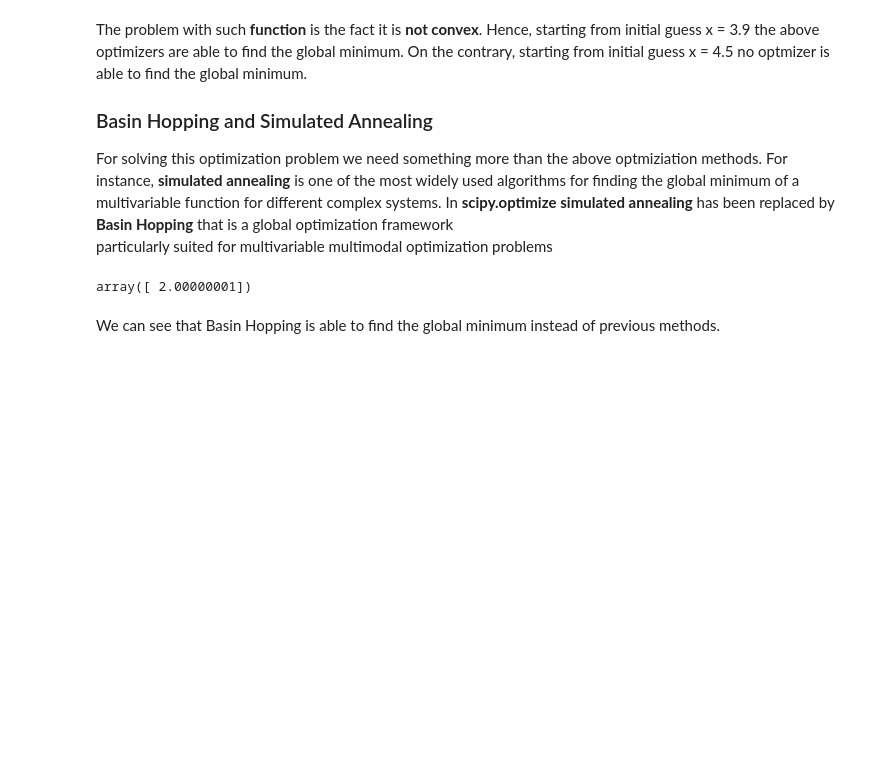
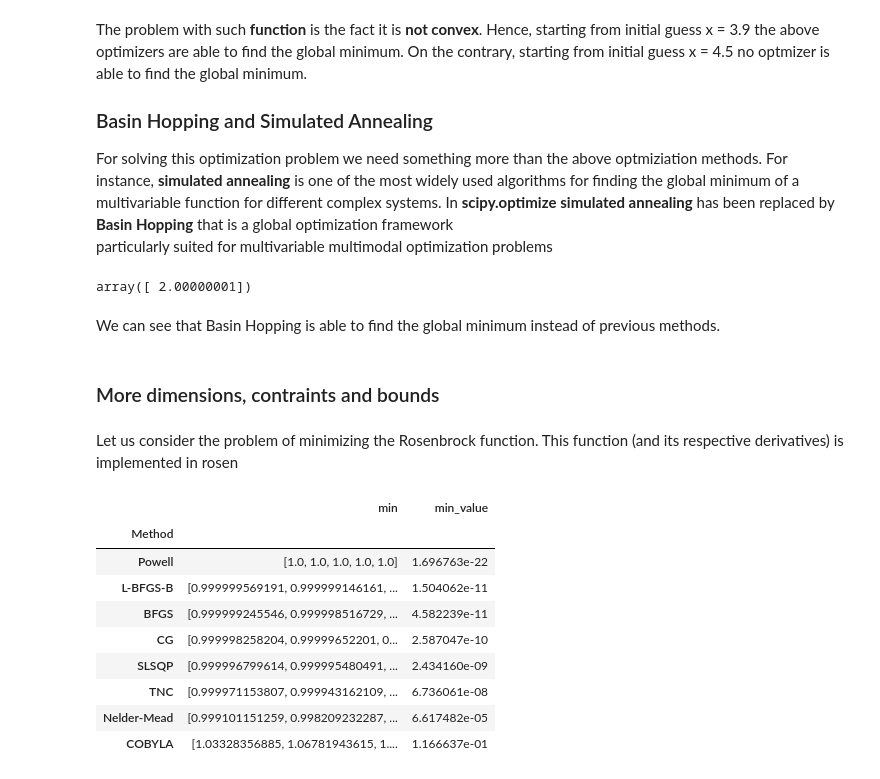
Before and after one commit to gtesei/python-for-finance-notes, a Jupyter notebook: basic_notes/2_optimizing_portfolios.ipynb, the cells around one changed output. Cells and saved outputs as stored; diff of their text form; code cells hidden in the pictures; blank space fills up the shorter version.

Commit message:
optimization problems

```diff
--- a/basic_notes/2_optimizing_portfolios.ipynb
+++ b/basic_notes/2_optimizing_portfolios.ipynb
@@ -188,3 +188,8 @@ res.x
 array([ 2.00000001])
 # %% [markdown]
 We can see that Basin Hopping is able to find the global minimum instead of previous methods.
+# %% [markdown]
+### More dimensions, contraints and bounds
+# %% [markdown]
+Let us consider the problem of minimizing the Rosenbrock function.
+This function (and its respective derivatives) is implemented in rosen
@@ -190,0 +198,20 @@ We can see that Basin Hopping is able to find the global minimum instead of prev
+# %%
+mins = [spo.minimize(rosen,[1.3, 0.7, 0.8, 1.9, 1.2],method=om,) for om in opt_methods_no_Jacobian]
+
+min_df = pd.DataFrame({'Method' : opt_methods_no_Jacobian,
+ 'min' : [m.x for m in mins],
+  'min_value': [rosen(m.x) for m in mins]
+  }).set_index('Method')
+min_df.sort_values(by = 'min_value' , inplace=True)
+min_df
+# %% [output]
+|  | min | min_value |
+| Method |  |  |
+| Powell | [1.0, 1.0, 1.0, 1.0, 1.0] | 1.696763e-22 |
+| L-BFGS-B | [0.999999569191, 0.999999146161, ... | 1.504062e-11 |
+| BFGS | [0.999999245546, 0.999998516729, ... | 4.582239e-11 |
+| CG | [0.999998258204, 0.99999652201, 0... | 2.587047e-10 |
+| SLSQP | [0.999996799614, 0.999995480491, ... | 2.434160e-09 |
+| TNC | [0.999971153807, 0.999943162109, ... | 6.736061e-08 |
+| Nelder-Mead | [0.999101151259, 0.998209232287, ... | 6.617482e-05 |
+| COBYLA | [1.03328356885, 1.06781943615, 1.... | 1.166637e-01 |
```
Also changed, not shown: parts of 12 cells of this notebook.
